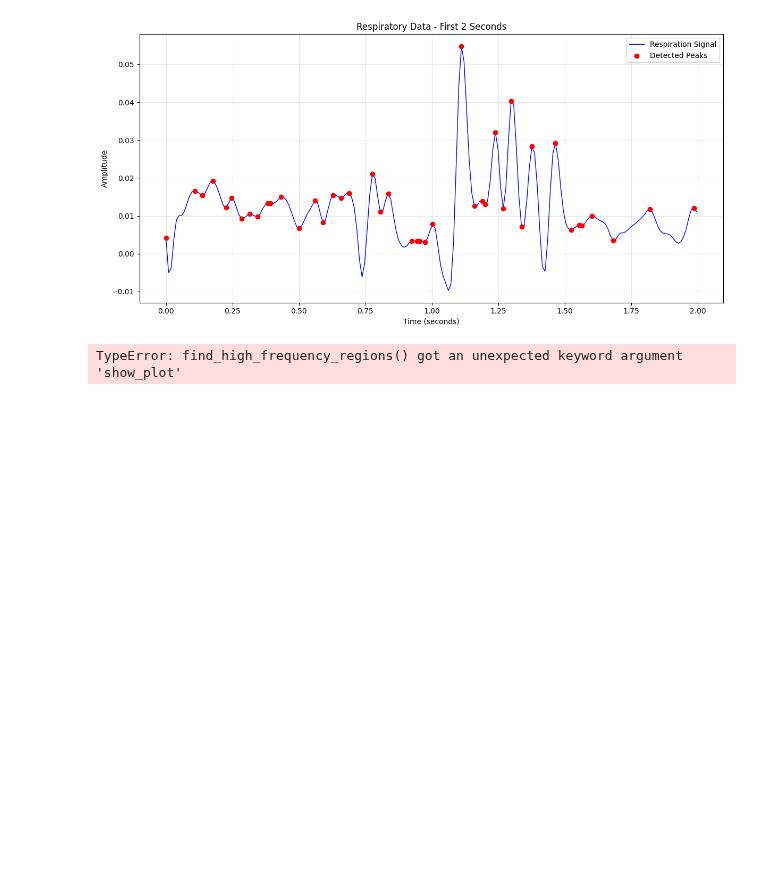
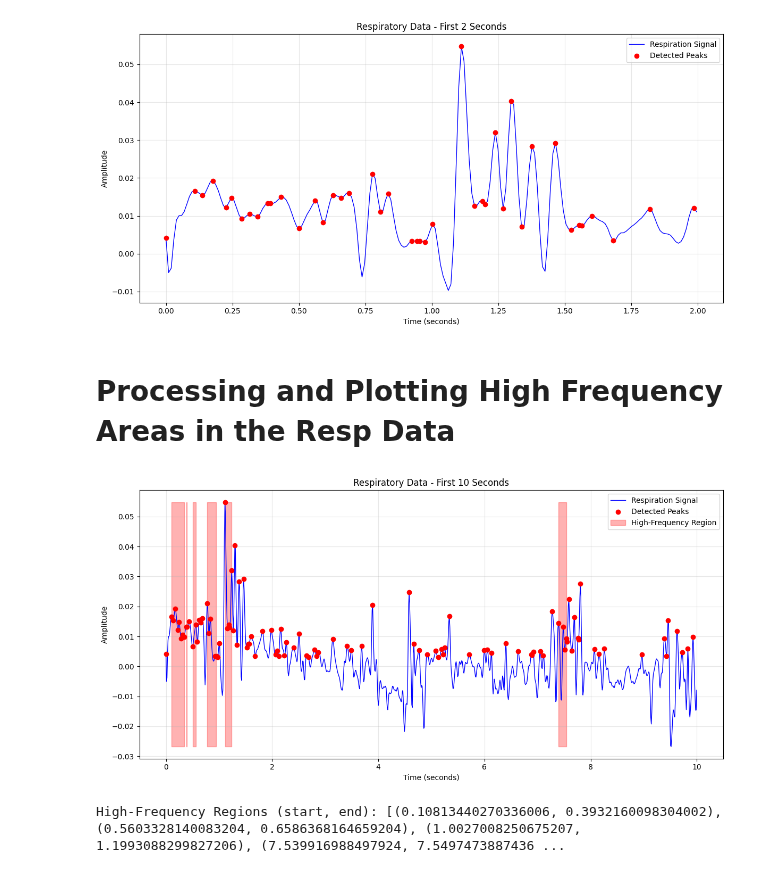
Before and after one commit to padillacoreanolab/respiratory_pilot, a Jupyter notebook: ten_second_analysis.ipynb, the cells around one changed output. Drawn from its saved outputs; the diff is of its cells as text; code cells hidden in the pictures; blank space fills up the shorter version.

```diff
--- a/ten_second_analysis.ipynb
+++ b/ten_second_analysis.ipynb
@@ -269,12 +269,17 @@ importlib.reload(resp_plotting)
 resp_plotting.final_resp_plot(resp_df, fs, start_time, duration=2, show_peaks=True, peak_sel=0.001, peak_thresh=0.003)
 # %% [output]
 [figure]
+# %% [markdown]
+# Processing and Plotting High Frequency Areas in the Resp Data
 # %%
 importlib.reload(signal_processing)
+importlib.reload(resp_plotting)
+
 high_freq_regions = signal_processing.find_high_frequency_regions(resp_df, fs, window_size=5,threshold_percentile=25)
 
-resp_plotting.final_resp_plot2(resp_df, fs, start_time, duration=2, show_peaks=True, peak_sel=0.001, peak_thresh=0.003, show_high_freq_regions=True, high_freq_threshold_percentile=25)
+resp_plotting.final_resp_plot2(resp_df, fs, start_time, duration=10, show_peaks=True, peak_sel=0.001, peak_thresh=0.003, show_high_freq_regions=True, high_freq_threshold_percentile=20)
 
 print("High-Frequency Regions (start, end):", high_freq_regions)
 # %% [output]
+[figure, added]
-TypeError: find_high_frequency_regions() got an unexpected keyword argument 'show_plot'
+High-Frequency Regions (start, end): [(0.10813440270336006, 0.3932160098304002), (0.5603328140083204, 0.6586368164659204), (1.0027008250675207, 1.1993088299827206), (7.539916988497924, 7.5497473887436 ...
```
